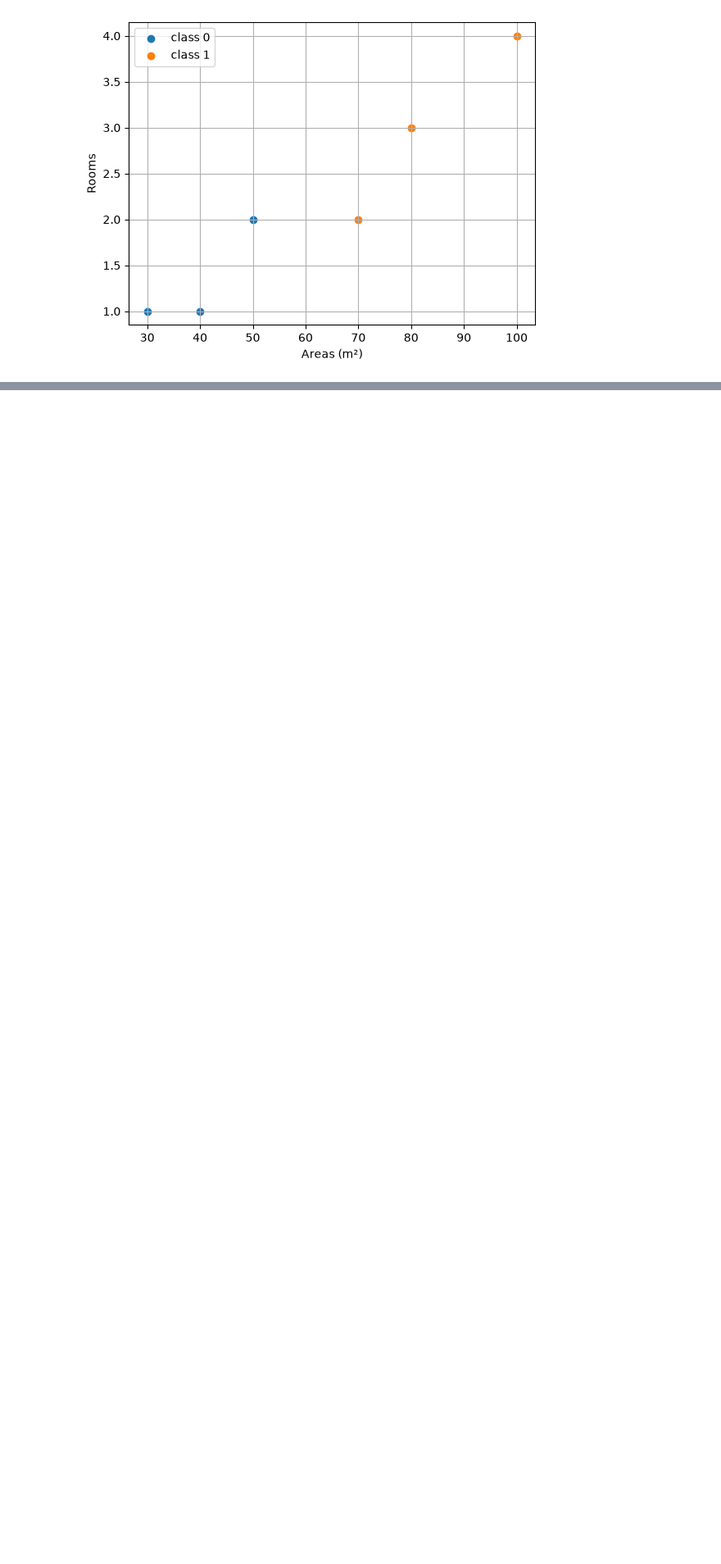
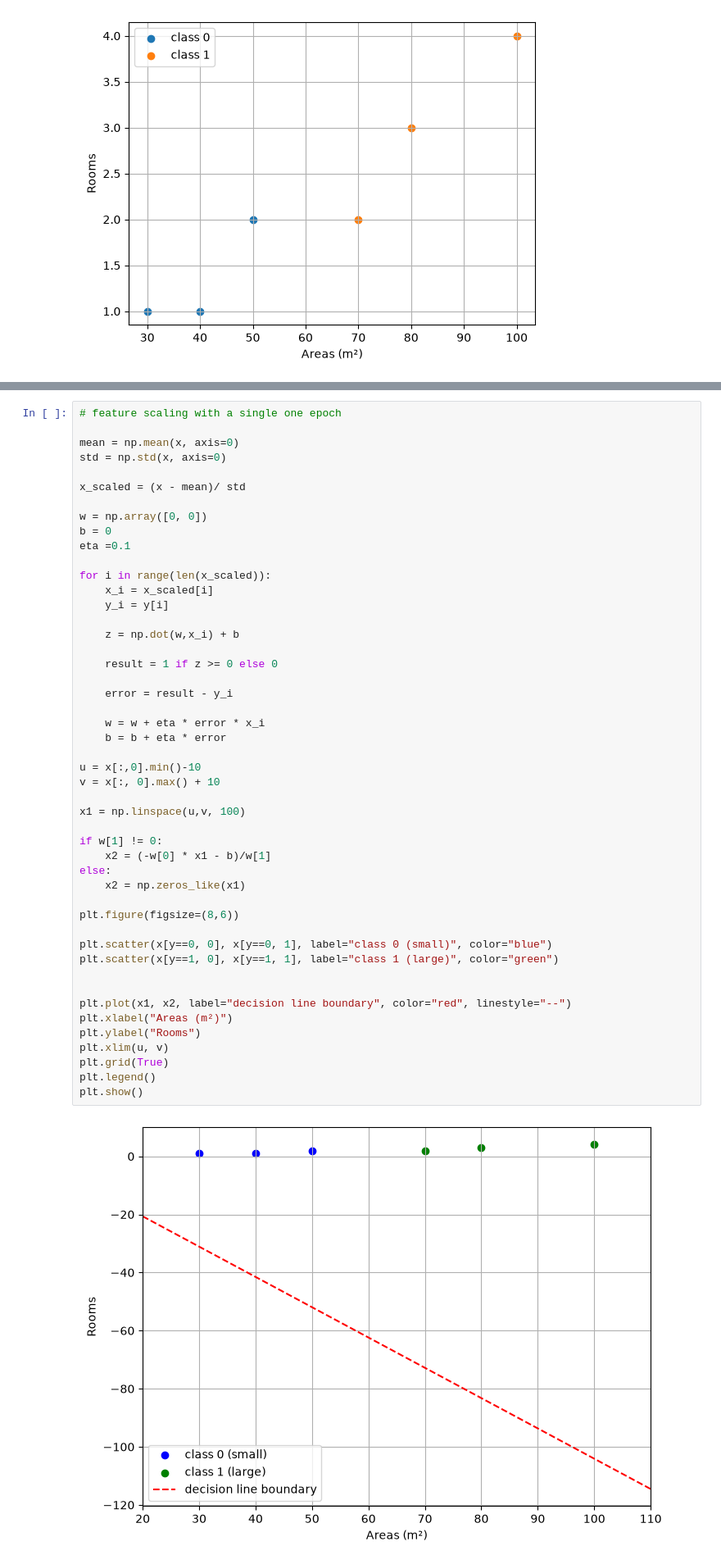
Before and after one commit to igris-nuel/ai-engineering-journey, a Jupyter notebook: projects/01-perceptron-from-scratch/01-perceptron-from-scratch/03_perceptron.ipynb, the cells around one changed output, grey strips where cells are left out. Shown at 82% size. Drawn from its saved outputs; the diff is of its cells as text; blank space fills up the shorter version.

```diff
--- a/projects/01-perceptron-from-scratch/01-perceptron-from-scratch/03_perceptron.ipynb
+++ b/projects/01-perceptron-from-scratch/01-perceptron-from-scratch/03_perceptron.ipynb
@@ -67,0 +407,50 @@ plt.show()
+# %%
+# feature scaling with a single one epoch
+
+mean = np.mean(x, axis=0)
+std = np.std(x, axis=0)
+
+x_scaled = (x - mean)/ std
+
+w = np.array([0, 0])
+b = 0
+eta =0.1
+
+for i in range(len(x_scaled)):
+    x_i = x_scaled[i]
+    y_i = y[i]
+
+    z = np.dot(w,x_i) + b
+
+    result = 1 if z >= 0 else 0
+
+    error = result - y_i
+
+    w = w + eta * error * x_i
+    b = b + eta * error
+
+u = x[:,0].min()-10
+v = x[:, 0].max() + 10
+
+x1 = np.linspace(u,v, 100)
+
+if w[1] != 0:
+    x2 = (-w[0] * x1 - b)/w[1]
+else:
+    x2 = np.zeros_like(x1)
+
+plt.figure(figsize=(8,6))
+
+plt.scatter(x[y==0, 0], x[y==0, 1], label="class 0 (small)", color="blue")
+plt.scatter(x[y==1, 0], x[y==1, 1], label="class 1 (large)", color="green")
+
+
+plt.plot(x1, x2, label="decision line boundary", color="red", linestyle="--")
+plt.xlabel("Areas (m²)")
+plt.ylabel("Rooms")
+plt.xlim(u, v)
+plt.grid(True)
+plt.legend()
+plt.show()
+# %% [output]
+[figure, added]
```
Also changed, not shown: parts of 11 cells of this notebook, 1 other file.
